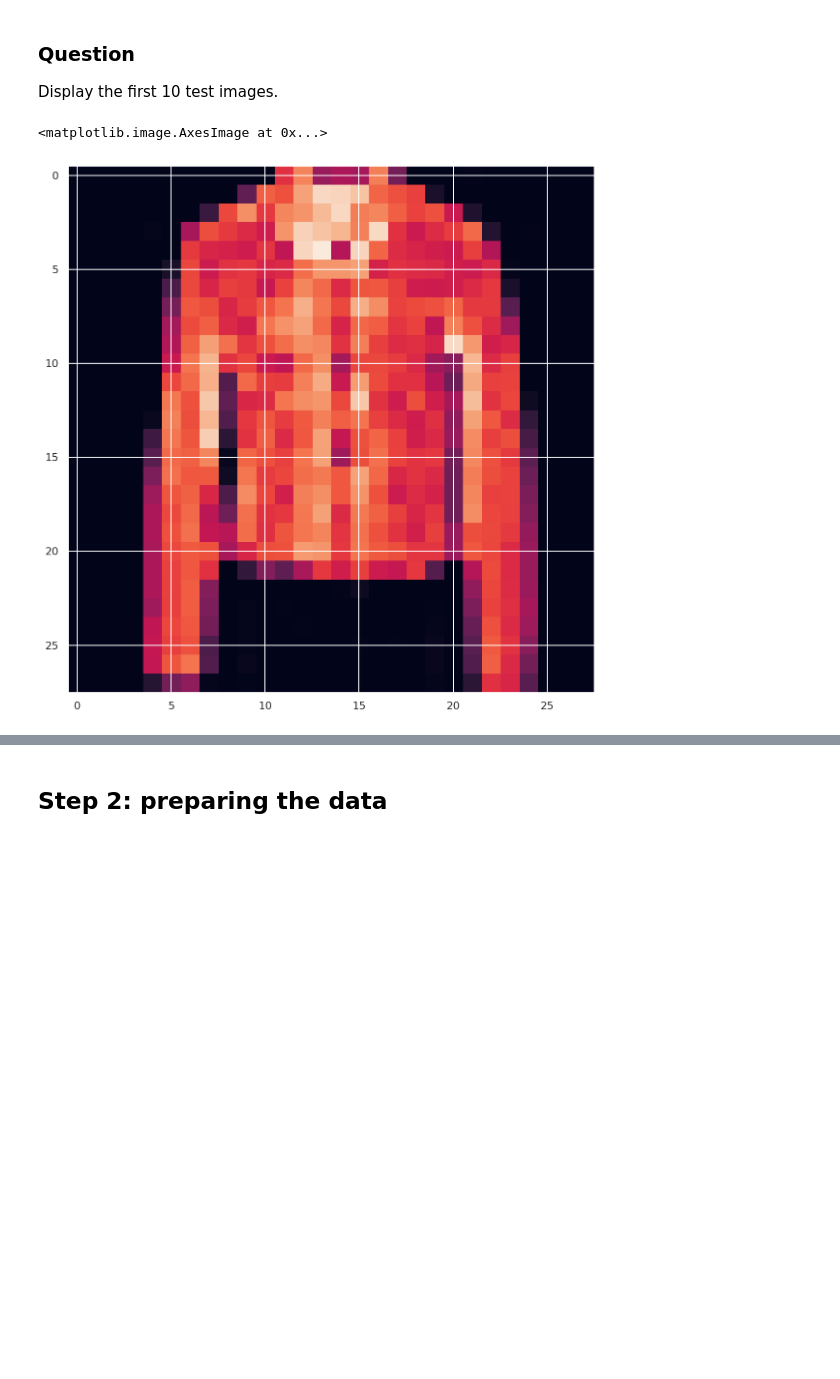
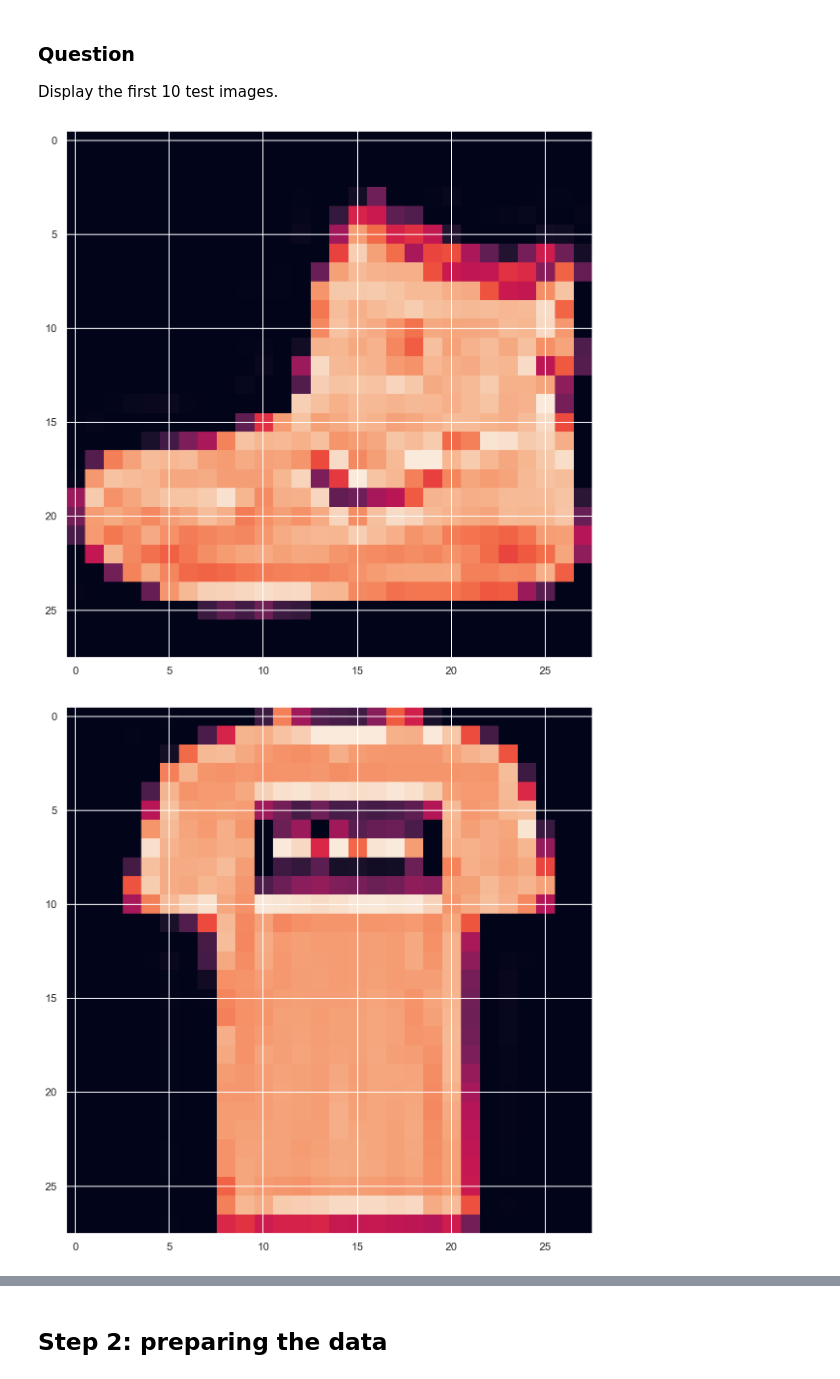
Before and after one commit to hirsiAbdollahi/machine-learning-katas-Tmehamli, a Jupyter notebook: notebooks/katas/algorithms/DNN_FashionMNIST.ipynb, the cells around one changed output, grey strips where cells are left out. Drawn from its saved outputs; the diff is of its cells as text; code cells hidden in the pictures; blank space fills up the shorter version.

```diff
--- a/notebooks/katas/algorithms/DNN_FashionMNIST.ipynb
+++ b/notebooks/katas/algorithms/DNN_FashionMNIST.ipynb
@@ -96,8 +95,10 @@ Training labels: [9 0 0 ... 3 0 5]
 ### Question
 
 Display the first 10 test images.
-# %%
-plt.imshow(test_images[0])
-# %% [output]
-<matplotlib.image.AxesImage at 0x...>
-[figure, removed]
+# %%
+for img in train_images[:10]:
+    plt.imshow(img)
+    plt.show()
+# %% [output]
+[figure, added]
+[figure, added]
```
Also changed, not shown: parts of 16 cells of this notebook.
